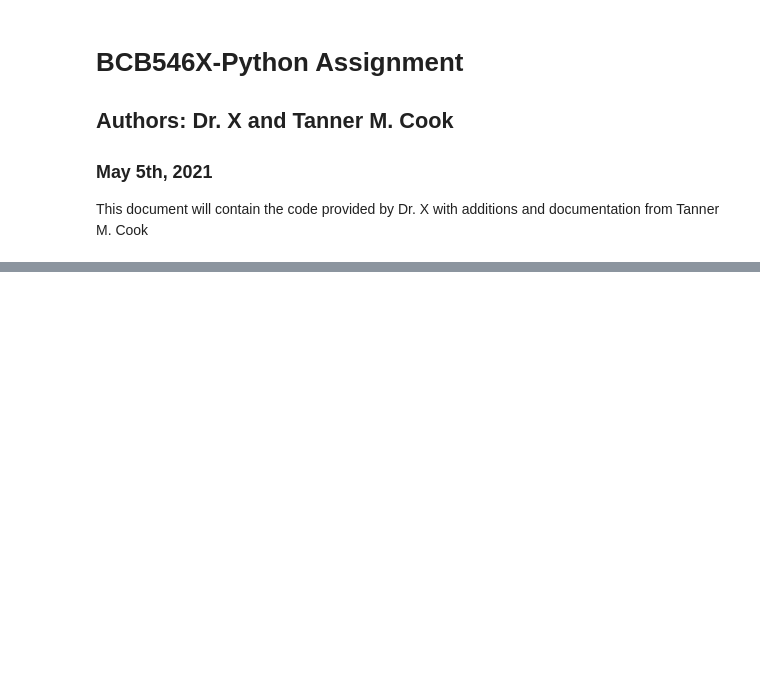
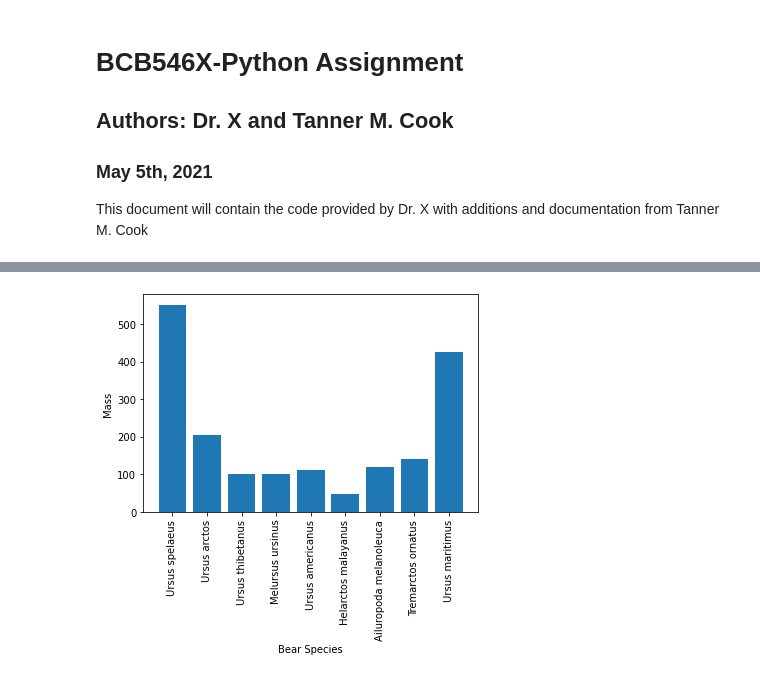
Before and after one commit to Cooktan/BCB546-PythonHW_Spring2021, a Jupyter notebook: Python_Assignment_Code.ipynb, the cells around one changed output, grey strips where cells are left out. Cells and saved outputs as stored; diff of their text form; code cells hidden in the pictures; blank space fills up the shorter version.

```diff
--- a/Python_Assignment_Code.ipynb
+++ b/Python_Assignment_Code.ipynb
@@ -115,11 +155,8 @@ species_list = list(bears_df.species)
 ## Add two new columns to the bears DataFrame: (1) molecular weight and (2) GC content.
 ## Set the value to 'NaN' to indicate that these cells are currently empty.
 
-df=pd.read_csv('bears_mass.csv')
-
 Z=("NaN")
-df["GC_percentage"]=Z
-df["molecular_weight"]=Z
-df
-
+bears_df["GC_percentage"]=Z
+bears_df["molecular_weight"]=Z
+bears_df
 #Source: https://www.geeksforgeeks.org/adding-new-column-to-existing-dataframe-in-pandas/
@@ -134,0 +193,8 @@ df
+# %%
+
+MW=[3207.7007000000003, 3173.6845000000003, 3143.6585000000005, 3143.6585000000005, 3173.6845000000003, 3143.6585000000005, 3277.8335000000006, 3180.6754, 3207.7007000000003]#Outputs from the files above
+GC=[43.771929824561404,43.771929824561404,45.6140350877193,45.175438596491226,43.94736842105263,44.29824561403509,40.78947368421053,44.3859649122807,44.29824561403509]
+
+bears_df["GC_percentage"]=GC
+bears_df["molecular_weight"]=MW
+bears_df
@@ -134,0 +212,18 @@ df
+# %%
+## 8 ##
+#Plot a bar-chart of the mass with the x-axes labeled with species names.
+## *Q1* What is the largest bear species?
+## *Q2* What else is interesting about this species?
+import matplotlib.pyplot as plt
+# Categorical data: Country names
+species = bears_df["species"]
+mass=bears_df["mass"]              #Assigning variables to the columns we want to work with
+plt.bar(species, mass)             #Plot variables against each other (x-axis, y-axis)
+plt.xticks(rotation = 90) #rotates the labels so they are readable and not clumped up together along the X-axis
+plt.xlabel('Bear Species')
+plt.ylabel('Mass')
+plt.show()
+
+#Source:https://towardsdatascience.com/mastering-the-bar-plot-in-python-4c987b459053 ;https://www.w3schools.com/python/matplotlib_labels.asp ; https://stackabuse.com/rotate-axis-labels-in-matplotlib/
+# %% [output]
+[figure, added]
```
Also changed, not shown: parts of 21 cells of this notebook, 1 other file.
